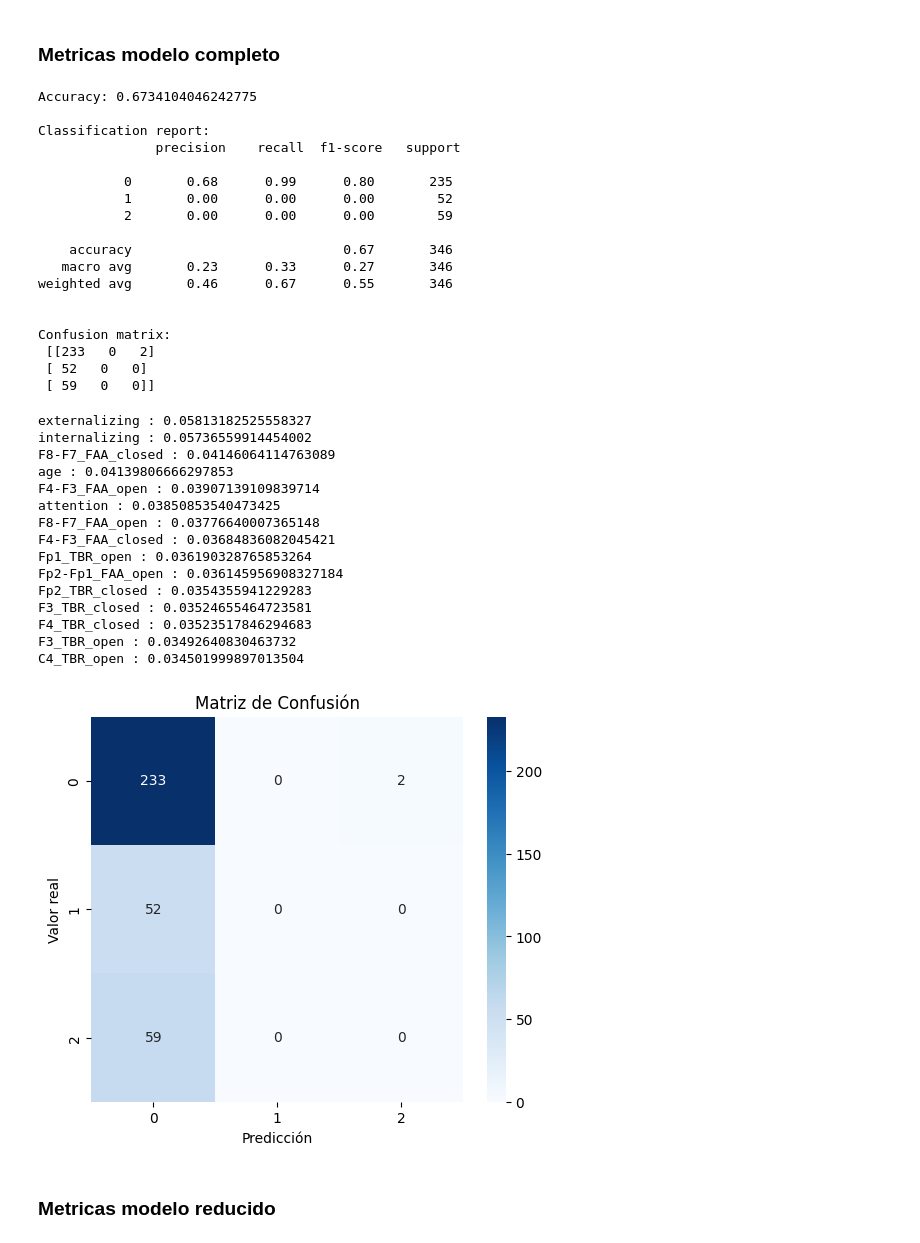
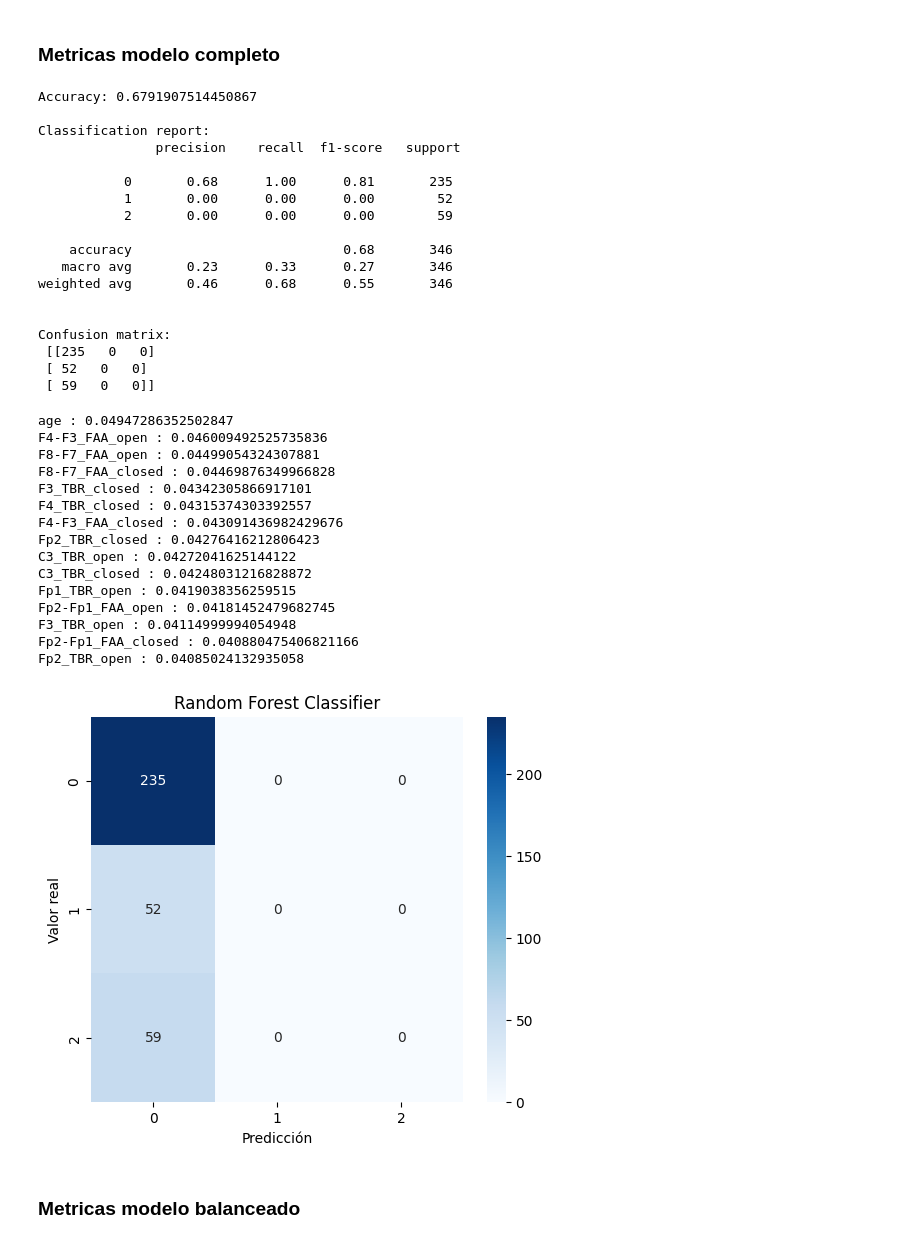
Before and after one commit to mcd-afg/eeg-prism, a Jupyter notebook: notebooks/ml_models/RandomForest_FE.ipynb, the cells around one changed output. Cells and saved outputs as stored; diff of their text form; code cells hidden in the pictures.

Commit message:
note: reorganizar performance metrics

```diff
--- a/notebooks/RandomForest_FE_2.ipynb
+++ b/notebooks/ml_models/RandomForest_FE.ipynb
@@ -66,8 +74,8 @@ Nos preocupamos de estratificar Y para evitar el propblema de las clases desbala
 # %%
 from sklearn.model_selection import train_test_split
 
-X_all_train, X_all_test, y_train, y_test = train_test_split(
-    X_all, y, test_size=0.3, random_state=42, stratify=y
+X_train, X_test, y_train, y_test = train_test_split(
+    X, y, test_size=0.3, random_state=42, stratify=y
 )
 # %% [markdown]
 ## Training
@@ -81,7 +89,7 @@ rf_all = RandomForestClassifier(
     class_weight="balanced"
 )
 
-rf_all.fit(X_all_train, y_train)
+rf_all.fit(X_train, y_train)
 # %% [output]
 RandomForestClassifier(class_weight='balanced', n_estimators=500, n_jobs=-1,
                        random_state=42)
@@ -110,4 +109,0 @@ X_reduced = X_all.drop(columns=cols_to_drop)
-# %%
-X_red_train, X_red_test, y_train, y_test = train_test_split(
-    X_reduced, y, test_size=0.3, random_state=42, stratify=y
-)
@@ -130,72 +139,72 @@ RandomForestClassifier(class_weight='balanced', n_estimators=500, n_jobs=-1,
 # %%
 from sklearn.metrics import accuracy_score, classification_report, confusion_matrix
 
-y_pred_all = rf_all.predict(X_all_test)
+y_pred = rf_all.predict(X_test)
 
-print("Accuracy:", accuracy_score(y_test, y_pred_all))
-print("\nClassification report:\n", classification_report(y_test, y_pred_all))
-print("\nConfusion matrix:\n", confusion_matrix(y_test, y_pred_all))
+print("Accuracy:", accuracy_score(y_test, y_pred))
+print("\nClassification report:\n", classification_report(y_test, y_pred))
+print("\nConfusion matrix:\n", confusion_matrix(y_test, y_pred))
 # %% [output]
-Accuracy: 0.6734104046242775
+Accuracy: 0.6791907514450867
 
 Classification report:
                precision    recall  f1-score   support
 
-           0       0.68      0.99      0.80       235
+           0       0.68      1.00      0.81       235
            1       0.00      0.00      0.00        52
            2       0.00      0.00      0.00        59
 
-    accuracy                           0.67       346
+    accuracy                           0.68       346
    macro avg       0.23      0.33      0.27       346
-weighted avg       0.46      0.67      0.55       346
+weighted avg       0.46      0.68      0.55       346
 
 
 Confusion matrix:
- [[233   0   2]
+ [[235   0   0]
  [ 52   0   0]
  [ 59   0   0]]
 # %%
 importances = rf_all.feature_importances_
-feature_names = X_all.columns
+feature_names = X.columns
 
 sorted_idx = np.argsort(importances)[::-1]
 
 for i in sorted_idx[:15]:  # top 15
     print(feature_names[i], ":", importances[i])
 # %% [output]
-externalizing : 0.05813182525558327
-internalizing : 0.05736559914454002
-F8-F7_FAA_closed : 0.04146064114763089
-age : 0.04139806666297853
-F4-F3_FAA_open : 0.03907139109839714
-attention : 0.03850853540473425
-F8-F7_FAA_open : 0.03776640007365148
-F4-F3_FAA_closed : 0.03684836082045421
-Fp1_TBR_open : 0.036190328765853264
-Fp2-Fp1_FAA_open : 0.036145956908327184
-Fp2_TBR_closed : 0.0354355941229283
-F3_TBR_closed : 0.03524655464723581
-F4_TBR_closed : 0.03523517846294683
-F3_TBR_open : 0.03492640830463732
-C4_TBR_open : 0.034501999897013504
+age : 0.04947286352502847
+F4-F3_FAA_open : 0.046009492525735836
+F8-F7_FAA_open : 0.04499054324307881
+F8-F7_FAA_closed : 0.04469876349966828
+F3_TBR_closed : 0.04342305866917101
+F4_TBR_closed : 0.04315374303392557
+F4-F3_FAA_closed : 0.043091436982429676
+Fp2_TBR_closed : 0.04276416212806423
+C3_TBR_open : 0.04272041625144122
+C3_TBR_closed : 0.04248031216828872
+Fp1_TBR_open : 0.0419038356259515
+Fp2-Fp1_FAA_open : 0.04181452479682745
+F3_TBR_open : 0.04114999994054948
+Fp2-Fp1_FAA_closed : 0.040880475406821166
+Fp2_TBR_open : 0.04085024132935058
 # %%
 import seaborn as sns
 import matplotlib.pyplot as plt
 from sklearn.metrics import confusion_matrix
 
-cm = confusion_matrix(y_test, y_pred_all)
+cm = confusion_matrix(y_test, y_pred)
 
 plt.figure(figsize=(6, 5))
 sns.heatmap(cm, annot=True, fmt="d", cmap="Blues",
             xticklabels=rf_all.classes_,
             yticklabels=rf_all.classes_)
 
 plt.xlabel("Predicción")
 plt.ylabel("Valor real")
-plt.title("Matriz de Confusión")
+plt.title("Random Forest Classifier")
 plt.show()
 # %% [output]
-[figure, old version]
+[figure, new version]
 # %% [markdown]
-### Metricas modelo reducido
+### Metricas modelo balanceado
 # %%
```
Also changed, not shown: parts of 12 cells of this notebook, 4 other files.
